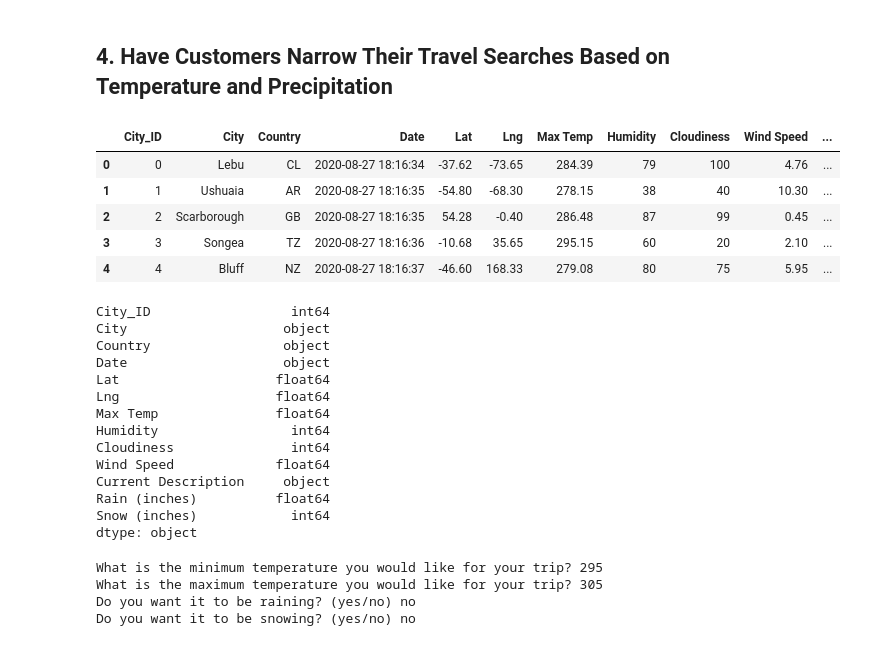
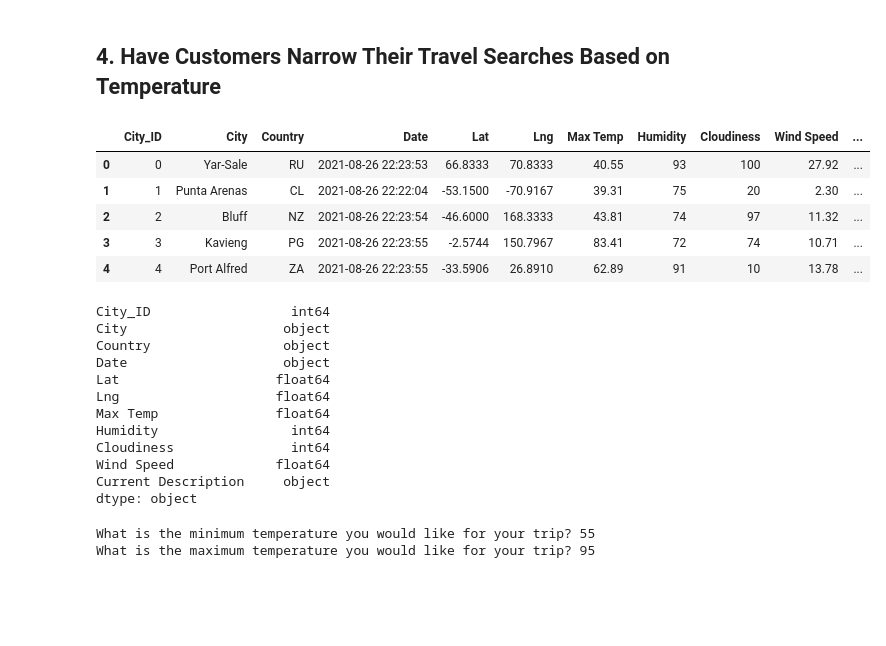
Before and after one commit to Juuune/World_Weather_Analysis, a Jupyter notebook: ItineraryAnalysis/Vacation_Search.ipynb, the cells around one changed output. Cells and saved outputs as stored; diff of their text form; code cells hidden in the pictures; blank space fills up the shorter version.

```diff
--- a/ItineraryAnalysis/Vacation_Search.ipynb
+++ b/ItineraryAnalysis/Vacation_Search.ipynb
@@ -1,5 +1,5 @@
 # %% [markdown]
-## 4. Have Customers Narrow Their Travel Searches Based on Temperature and Precipitation
+## 4. Have Customers Narrow Their Travel Searches Based on Temperature
 # %%
 # Import the dependencies.
 import pandas as pd
@@ -10,12 +10,12 @@ import matplotlib as plt
 from config2 import g_key
 # %%
 # Store the CSV you saved created in part one into a DataFrame.
-city_data_df = pd.read_csv("data/WeatherPy_database.csv")
+city_data_df = pd.read_csv("../WeatherAnalysis/data/cities.csv")
 city_data_df.head()
 # %% [output]
 |  | City_ID | City | Country | Date | Lat | Lng | Max Temp | Humidity | Cloudiness | Wind Speed | ... |
-| 0 | 0 | Lebu | CL | 2020-08-27 18:16:34 | -37.62 | -73.65 | 284.39 | 79 | 100 | 4.76 | ... |
-| 1 | 1 | Ushuaia | AR | 2020-08-27 18:16:35 | -54.80 | -68.30 | 278.15 | 38 | 40 | 10.30 | ... |
-| 2 | 2 | Scarborough | GB | 2020-08-27 18:16:35 | 54.28 | -0.40 | 286.48 | 87 | 99 | 0.45 | ... |
-| 3 | 3 | Songea | TZ | 2020-08-27 18:16:36 | -10.68 | 35.65 | 295.15 | 60 | 20 | 2.10 | ... |
-| 4 | 4 | Bluff | NZ | 2020-08-27 18:16:37 | -46.60 | 168.33 | 279.08 | 80 | 75 | 5.95 | ... |
+| 0 | 0 | Yar-Sale | RU | 2021-08-26 22:23:53 | 66.8333 | 70.8333 | 40.55 | 93 | 100 | 27.92 | ... |
+| 1 | 1 | Punta Arenas | CL | 2021-08-26 22:22:04 | -53.1500 | -70.9167 | 39.31 | 75 | 20 | 2.30 | ... |
+| 2 | 2 | Bluff | NZ | 2021-08-26 22:23:54 | -46.6000 | 168.3333 | 43.81 | 74 | 97 | 11.32 | ... |
+| 3 | 3 | Kavieng | PG | 2021-08-26 22:23:55 | -2.5744 | 150.7967 | 83.41 | 72 | 74 | 10.71 | ... |
+| 4 | 4 | Port Alfred | ZA | 2021-08-26 22:23:55 | -33.5906 | 26.8910 | 62.89 | 91 | 10 | 13.78 | ... |
@@ -37,17 +34,11 @@ Humidity                 int64
 Cloudiness               int64
 Wind Speed             float64
 Current Description     object
-Rain (inches)          float64
-Snow (inches)            int64
 dtype: object
 # %%
 # Ask the customer to add a minimum and maximum temperature value.
 min_temp = float(input("What is the minimum temperature you would like for your trip? "))
 max_temp = float(input("What is the maximum temperature you would like for your trip? "))
-raining = to_bool(input("Do you want it to be raining? (yes/no) "))
-snowing = to_bool(input("Do you want it to be snowing? (yes/no) "))
 # %% [output]
-What is the minimum temperature you would like for your trip? 295
-What is the maximum temperature you would like for your trip? 305
-Do you want it to be raining? (yes/no) no
-Do you want it to be snowing? (yes/no) no
+What is the minimum temperature you would like for your trip? 55
+What is the maximum temperature you would like for your trip? 95
```
Also changed, not shown: parts of 10 cells of this notebook, 10 other files.
